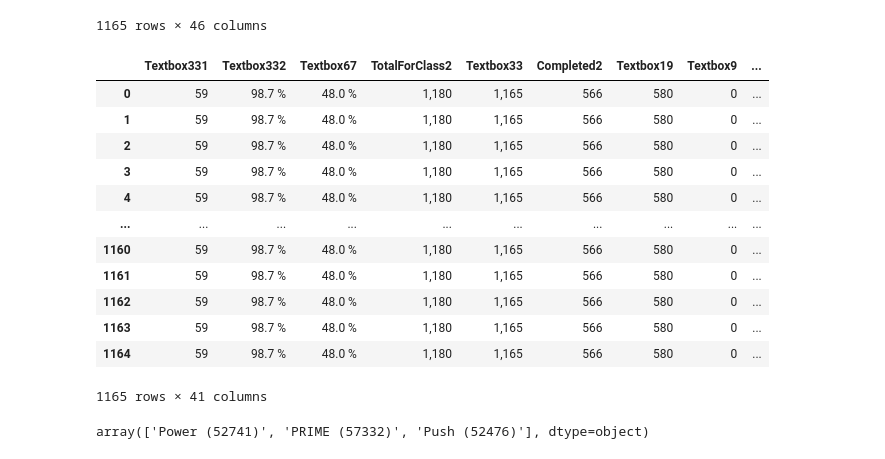
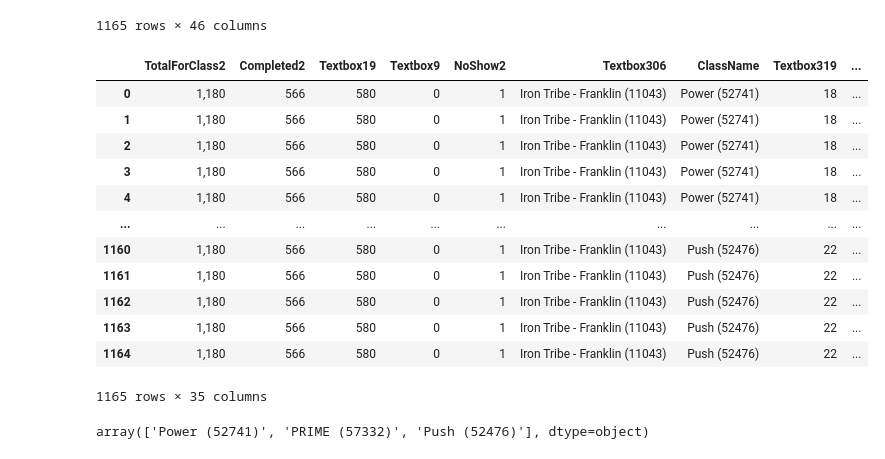
Before and after one commit to zwa004/gym_trends, a Jupyter notebook: class_att.ipynb, the cells around one changed output. Saved outputs shown, nothing was run; the diff lists cells and outputs as text; code cells hidden in the pictures.

```diff
--- a/class_att.ipynb
+++ b/class_att.ipynb
@@ -19,21 +21,21 @@ week_att_df
 | 1164 | Class Attendance - Iron Tribe - F... | 3 Classes - 4 Instructors - 242 M... | Division: Warren (2266) | District: TN (5771) | 59 | 98.7 % | 48.0 % | ... |
 1165 rows × 46 columns
 # %%
-week_att_df.drop(['Textbox258','Textbox345','DivisionDisplay','DistrictDisplay','SpecialCredit'], axis=1)
+week_att_df.drop(['Textbox258','Textbox345','DivisionDisplay','DistrictDisplay','SpecialCredit','Textbox35','DivisionDisplay','DistrictDisplay','Textbox331','Textbox332','Textbox67','TotalForClass','Textbox33'], axis=1)
 # %% [output]
-|  | Textbox331 | Textbox332 | Textbox67 | TotalForClass2 | Textbox33 | Completed2 | Textbox19 | Textbox9 | ... |
-| 0 | 59 | 98.7 % | 48.0 % | 1,180 | 1,165 | 566 | 580 | 0 | ... |
-| 1 | 59 | 98.7 % | 48.0 % | 1,180 | 1,165 | 566 | 580 | 0 | ... |
-| 2 | 59 | 98.7 % | 48.0 % | 1,180 | 1,165 | 566 | 580 | 0 | ... |
-| 3 | 59 | 98.7 % | 48.0 % | 1,180 | 1,165 | 566 | 580 | 0 | ... |
-| 4 | 59 | 98.7 % | 48.0 % | 1,180 | 1,165 | 566 | 580 | 0 | ... |
+|  | TotalForClass2 | Completed2 | Textbox19 | Textbox9 | NoShow2 | Textbox306 | ClassName | Textbox319 | ... |
+| 0 | 1,180 | 566 | 580 | 0 | 1 | Iron Tribe - Franklin (11043) | Power (52741) | 18 | ... |
+| 1 | 1,180 | 566 | 580 | 0 | 1 | Iron Tribe - Franklin (11043) | Power (52741) | 18 | ... |
+| 2 | 1,180 | 566 | 580 | 0 | 1 | Iron Tribe - Franklin (11043) | Power (52741) | 18 | ... |
+| 3 | 1,180 | 566 | 580 | 0 | 1 | Iron Tribe - Franklin (11043) | Power (52741) | 18 | ... |
+| 4 | 1,180 | 566 | 580 | 0 | 1 | Iron Tribe - Franklin (11043) | Power (52741) | 18 | ... |
 | ... | ... | ... | ... | ... | ... | ... | ... | ... | ... |
-| 1160 | 59 | 98.7 % | 48.0 % | 1,180 | 1,165 | 566 | 580 | 0 | ... |
-| 1161 | 59 | 98.7 % | 48.0 % | 1,180 | 1,165 | 566 | 580 | 0 | ... |
-| 1162 | 59 | 98.7 % | 48.0 % | 1,180 | 1,165 | 566 | 580 | 0 | ... |
-| 1163 | 59 | 98.7 % | 48.0 % | 1,180 | 1,165 | 566 | 580 | 0 | ... |
-| 1164 | 59 | 98.7 % | 48.0 % | 1,180 | 1,165 | 566 | 580 | 0 | ... |
+| 1160 | 1,180 | 566 | 580 | 0 | 1 | Iron Tribe - Franklin (11043) | Push (52476) | 22 | ... |
+| 1161 | 1,180 | 566 | 580 | 0 | 1 | Iron Tribe - Franklin (11043) | Push (52476) | 22 | ... |
+| 1162 | 1,180 | 566 | 580 | 0 | 1 | Iron Tribe - Franklin (11043) | Push (52476) | 22 | ... |
+| 1163 | 1,180 | 566 | 580 | 0 | 1 | Iron Tribe - Franklin (11043) | Push (52476) | 22 | ... |
+| 1164 | 1,180 | 566 | 580 | 0 | 1 | Iron Tribe - Franklin (11043) | Push (52476) | 22 | ... |
-1165 rows × 41 columns
+1165 rows × 35 columns
 # %%
 pd.unique(week_att_df['ClassName'])
 # %% [output]
```
Also changed, not shown: parts of 4 cells of this notebook, 1 other file.
